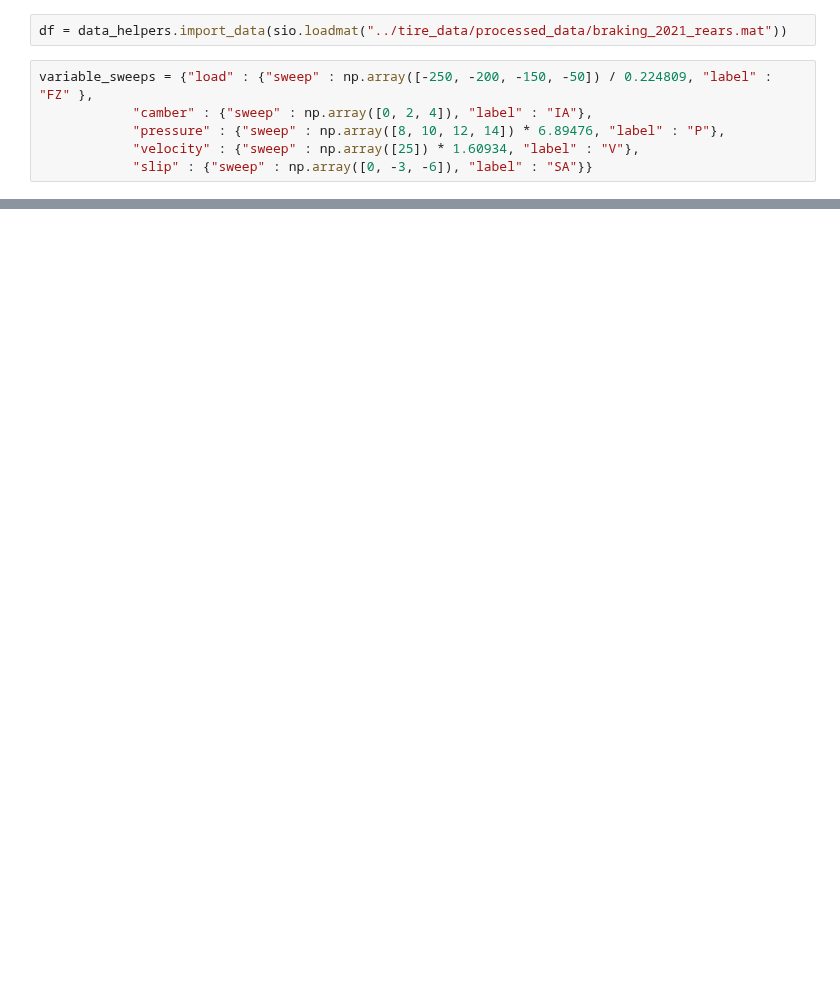
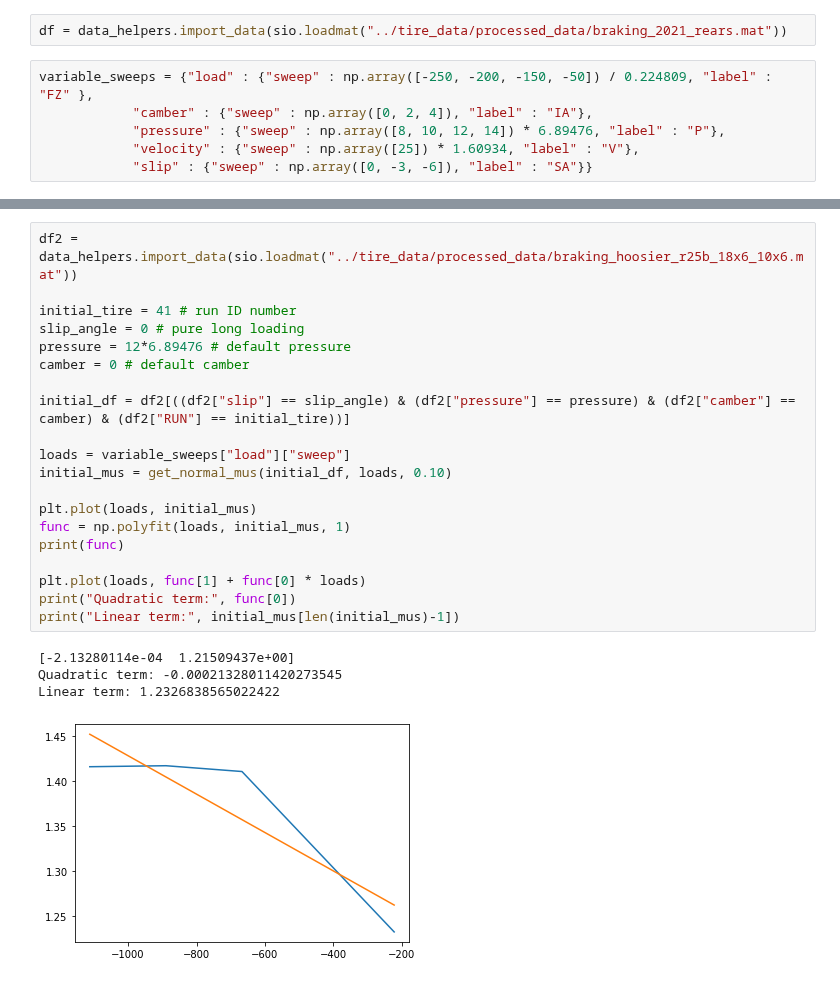
Before and after one commit to kierancoz/tire_analysis, a Jupyter notebook: tire_selection_and_analytics/grip_tire_model.ipynb, the cells around one changed output, grey strips where cells are left out. Drawn from its saved outputs; the diff is of its cells as text; blank space fills up the shorter version.

```diff
--- a/tire_selection_and_analytics/grip_tire_model.ipynb
+++ b/tire_selection_and_analytics/grip_tire_model.ipynb
@@ -37,0 +146,25 @@ dtype: float64 -222.4110244696609
+# %%
+df2 = data_helpers.import_data(sio.loadmat("../tire_data/processed_data/braking_hoosier_r25b_18x6_10x6.mat"))
+
+initial_tire = 41 # run ID number
+slip_angle = 0 # pure long loading
+pressure = 12*6.89476 # default pressure
+camber = 0 # default camber
+
+initial_df = df2[((df2["slip"] == slip_angle) & (df2["pressure"] == pressure) & (df2["camber"] == camber) & (df2["RUN"] == initial_tire))]
+
+loads = variable_sweeps["load"]["sweep"]
+initial_mus = get_normal_mus(initial_df, loads, 0.10)
+
+plt.plot(loads, initial_mus)
+func = np.polyfit(loads, initial_mus, 1)
+print(func)
+
+plt.plot(loads, func[1] + func[0] * loads)
+print("Quadratic term:", func[0])
+print("Linear term:", initial_mus[len(initial_mus)-1])
+# %% [output]
+[-2.13280114e-04  1.21509437e+00]
+Quadratic term: -0.00021328011420273545
+Linear term: 1.2326838565022422
+[figure, added]
```
Also changed, not shown: parts of 10 cells of this notebook, 2 other files.
